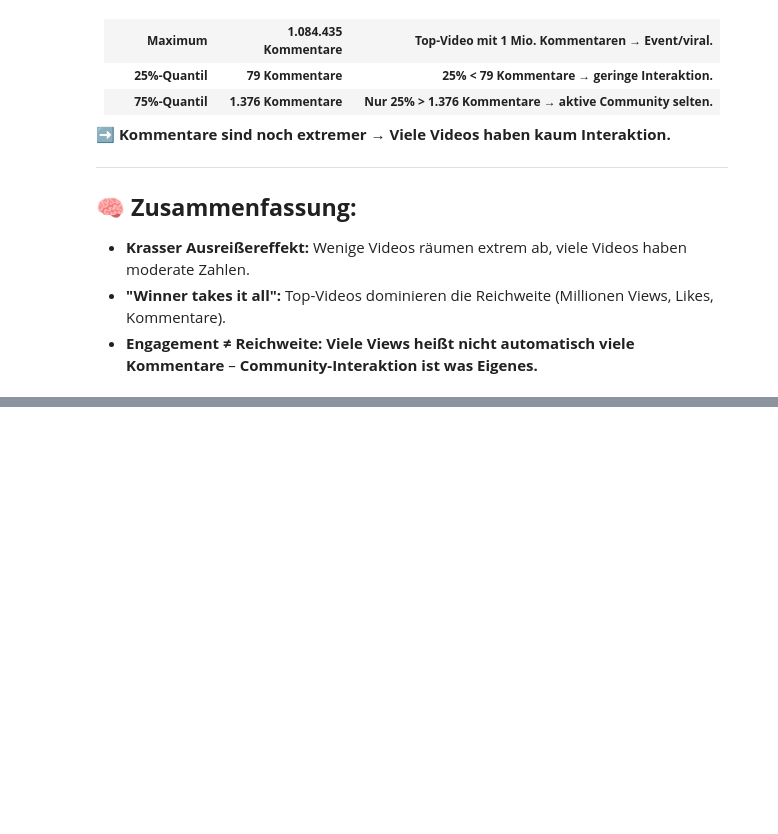
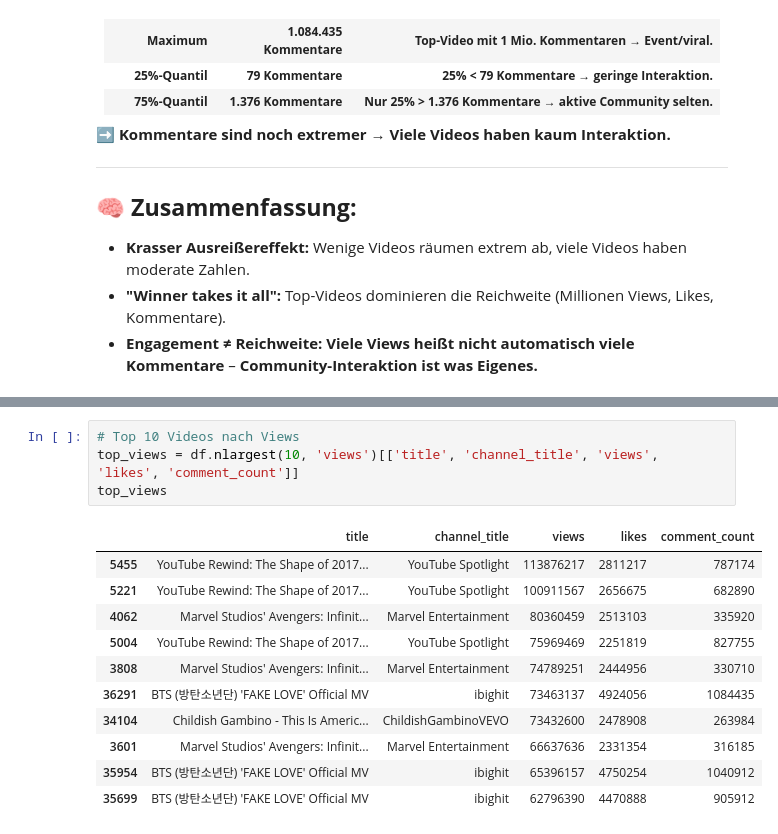
Before and after one commit to adflix/youtube-trending-analysis, a Jupyter notebook: notebooks/youtube_trending_analysis.ipynb, the cells around one changed output, grey strips where cells are left out. Saved outputs shown, nothing was run; the diff lists cells and outputs as text; blank space fills up the shorter version.

```diff
--- a/notebooks/youtube_trending_analysis.ipynb
+++ b/notebooks/youtube_trending_analysis.ipynb
@@ -199,0 +207,16 @@ views_stats, likes_stats, comments_stats
+# %%
+# Top 10 Videos nach Views
+top_views = df.nlargest(10, 'views')[['title', 'channel_title', 'views', 'likes', 'comment_count']]
+top_views
+# %% [output]
+|  | title | channel_title | views | likes | comment_count |
+| 5455 | YouTube Rewind: The Shape of 2017... | YouTube Spotlight | 113876217 | 2811217 | 787174 |
+| 5221 | YouTube Rewind: The Shape of 2017... | YouTube Spotlight | 100911567 | 2656675 | 682890 |
+| 4062 | Marvel Studios' Avengers: Infinit... | Marvel Entertainment | 80360459 | 2513103 | 335920 |
+| 5004 | YouTube Rewind: The Shape of 2017... | YouTube Spotlight | 75969469 | 2251819 | 827755 |
+| 3808 | Marvel Studios' Avengers: Infinit... | Marvel Entertainment | 74789251 | 2444956 | 330710 |
+| 36291 | BTS (방탄소년단) 'FAKE LOVE' Official MV | ibighit | 73463137 | 4924056 | 1084435 |
+| 34104 | Childish Gambino - This Is Americ... | ChildishGambinoVEVO | 73432600 | 2478908 | 263984 |
+| 3601 | Marvel Studios' Avengers: Infinit... | Marvel Entertainment | 66637636 | 2331354 | 316185 |
+| 35954 | BTS (방탄소년단) 'FAKE LOVE' Official MV | ibighit | 65396157 | 4750254 | 1040912 |
+| 35699 | BTS (방탄소년단) 'FAKE LOVE' Official MV | ibighit | 62796390 | 4470888 | 905912 |
```
Also changed, not shown: parts of 4 cells of this notebook.
